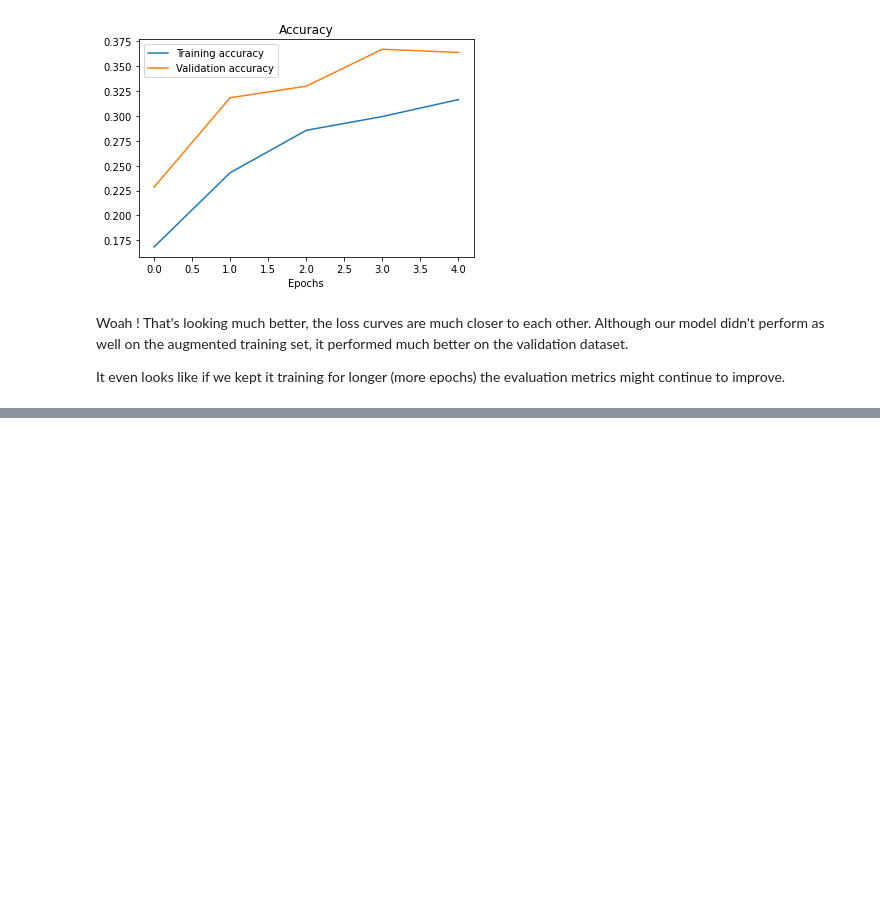
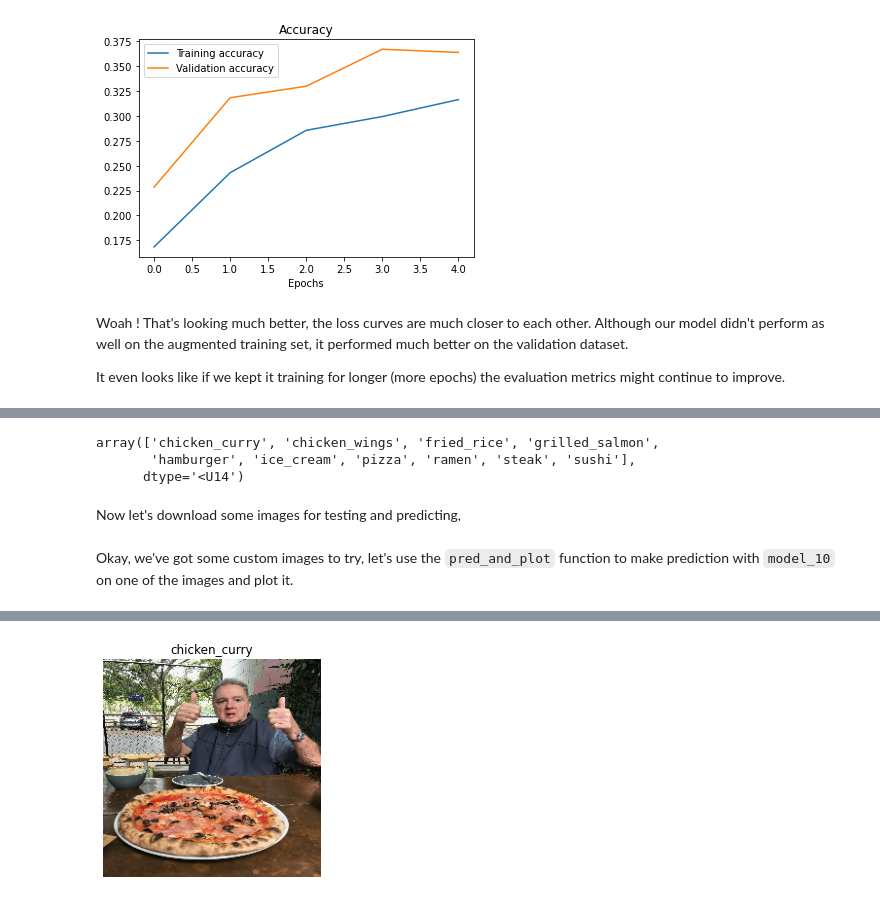
Before and after one commit to SaketMunda/cnn-computer-vision-introduction, a Jupyter notebook: convolutional_neural_network_with_tensorflow.ipynb, the cells around one changed output, grey strips where cells are left out. Cells and saved outputs as stored; diff of their text form; code cells hidden in the pictures; blank space fills up the shorter version.

Commit message:
prediction on trained model

```diff
--- a/convolutional_neural_network_with_tensorflow.ipynb
+++ b/convolutional_neural_network_with_tensorflow.ipynb
@@ -1238,7 +1238,7 @@ def pred_and_plot(model, filename ,class_names=class_names):
   pred = model.predict(tf.expand_dims(img, axis=0))
 
   # Get the predicted class
-  pred_class = class_names[int(tf.round(pred))]
+  pred_class = class_names[int(tf.round(pred)[0][0])]
 
   # Plot the image and predicted class
   plt.imshow(img)
@@ -1658,0 +1681,9 @@ It even looks like if we kept it training for longer (more epochs) the evaluatio
+# %%
+# What classes has our model been trained on ?
+class_names
+# %% [output]
+array(['chicken_curry', 'chicken_wings', 'fried_rice', 'grilled_salmon',
+       'hamburger', 'ice_cream', 'pizza', 'ramen', 'steak', 'sushi'],
+      dtype='<U14')
+# %% [markdown]
+Now let's download some images for testing and predicting,
@@ -1658,0 +1696,8 @@ It even looks like if we kept it training for longer (more epochs) the evaluatio
+# %% [markdown]
+Okay, we've got some custom images to try, let's use the `pred_and_plot` function to make prediction with `model_10` on one of the images and plot it.
+# %%
+# Make prediction using model_10
+pred_and_plot(model=model_10,
+              filename="03-pizza-dad.jpeg",
+              class_names=class_names)
+# %% [output]
@@ -1658,0 +1705 @@ It even looks like if we kept it training for longer (more epochs) the evaluatio
+[figure, added]
```
Also changed, not shown: parts of 9 cells of this notebook.
